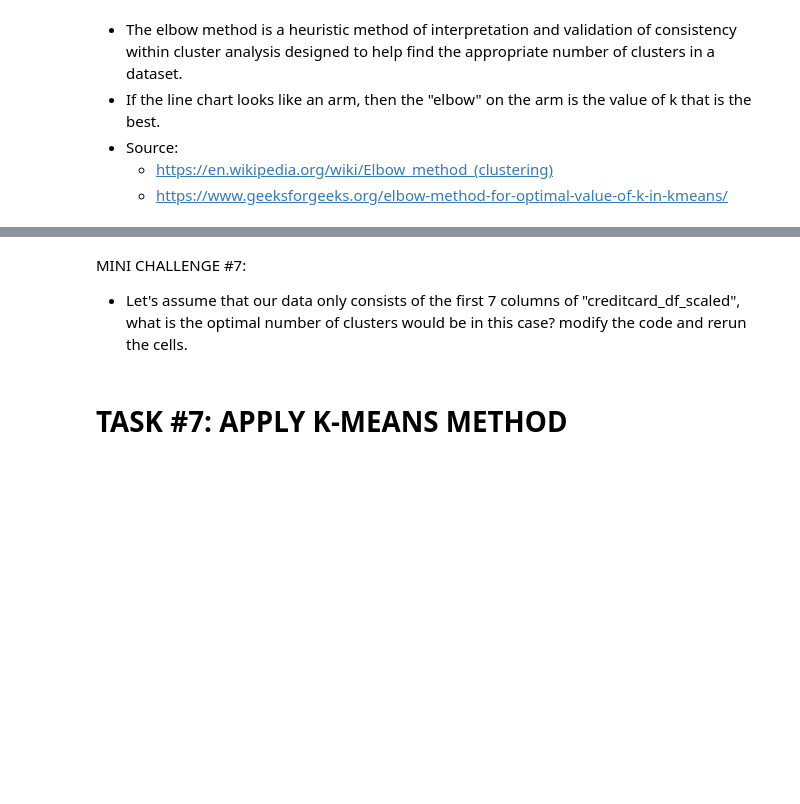
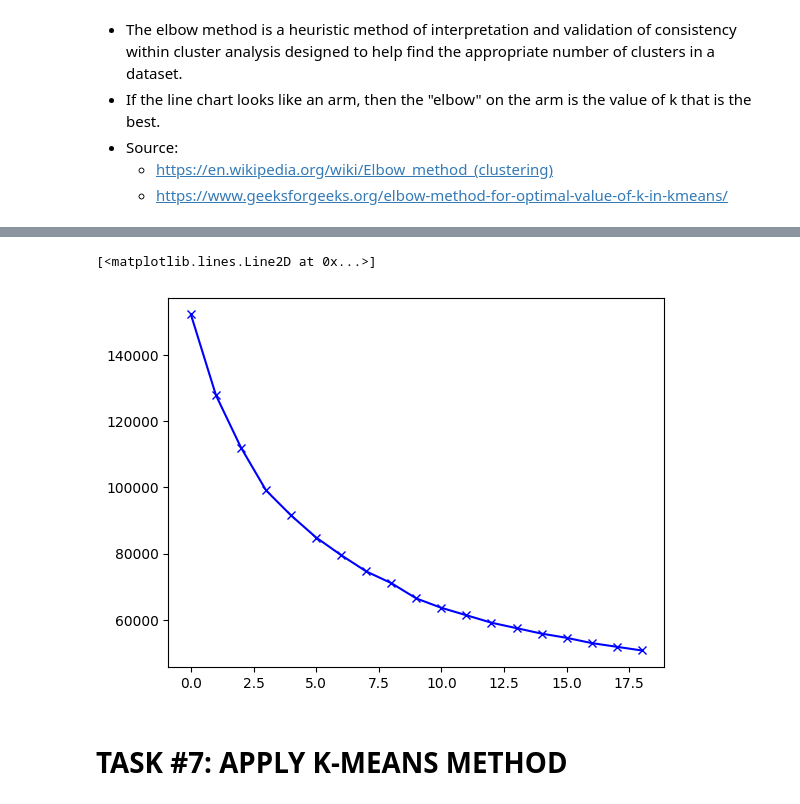
Before and after one commit to Usama-Amjad/Customer-Market-Segmentation, a Jupyter notebook: Bank_Customer_Segmentation.ipynb, the cells around one changed output, grey strips where cells are left out. Drawn from its saved outputs; the diff is of its cells as text; code cells hidden in the pictures; blank space fills up the shorter version.

```diff
--- a/Bank_Customer_Segmentation.ipynb
+++ b/Bank_Customer_Segmentation.ipynb
@@ -251,19 +267,30 @@ creditcard_df_scaled
 # %%
 # Index(['BALANCE', 'BALANCE_FREQUENCY', 'PURCHASES', 'ONEOFF_PURCHASES',
 #       'INSTALLMENTS_PURCHASES', 'CASH_ADVANCE', 'PURCHASES_FREQUENCY',
 #       'ONEOFF_PURCHASES_FREQUENCY', 'PURCHASES_INSTALLMENTS_FREQUENCY',
 #       'CASH_ADVANCE_FREQUENCY', 'CASH_ADVANCE_TRX', 'PURCHASES_TRX',
 #       'CREDIT_LIMIT', 'PAYMENTS', 'MINIMUM_PAYMENTS', 'PRC_FULL_PAYMENT',
 #       'TENURE'], dtype='object')
 
+scores_1=[]
+
+range_values=range(1,20)
+
+for i in range_values:
+  kmeans=KMeans(n_clusters = i)
+  kmeans.fit(creditcard_df_scaled)
+  scores_1.append(kmeans.inertia_)
+
+plt.plot(scores_1,'bx-')
+
 
 
 # From this we can observe that, 4th cluster seems to be forming the elbow of the curve.
 # However, the values does not reduce linearly until 8th cluster.
 # Let's choose the number of clusters to be 7 or 8.
+# %% [output]
+[<matplotlib.lines.Line2D at 0x...>]
+[figure, added]
-# %% [markdown]
-MINI CHALLENGE #7:
- - Let's assume that our data only consists of the first 7 columns of "creditcard_df_scaled", what is the optimal number of clusters would be in this case? modify the code and rerun the cells.
 # %% [markdown]
 # TASK #7: APPLY K-MEANS METHOD
 # %%
```
Also changed, not shown: parts of 2 cells of this notebook.
